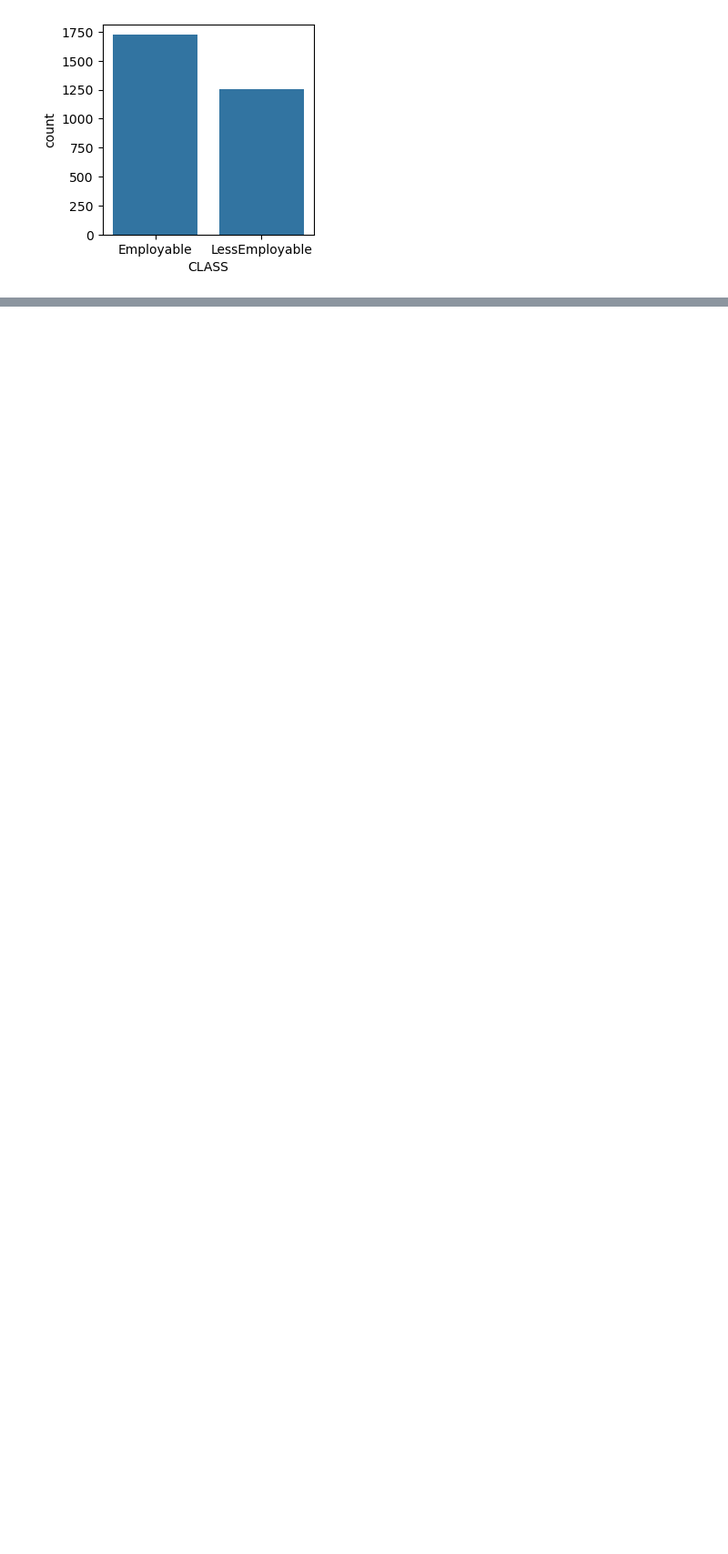
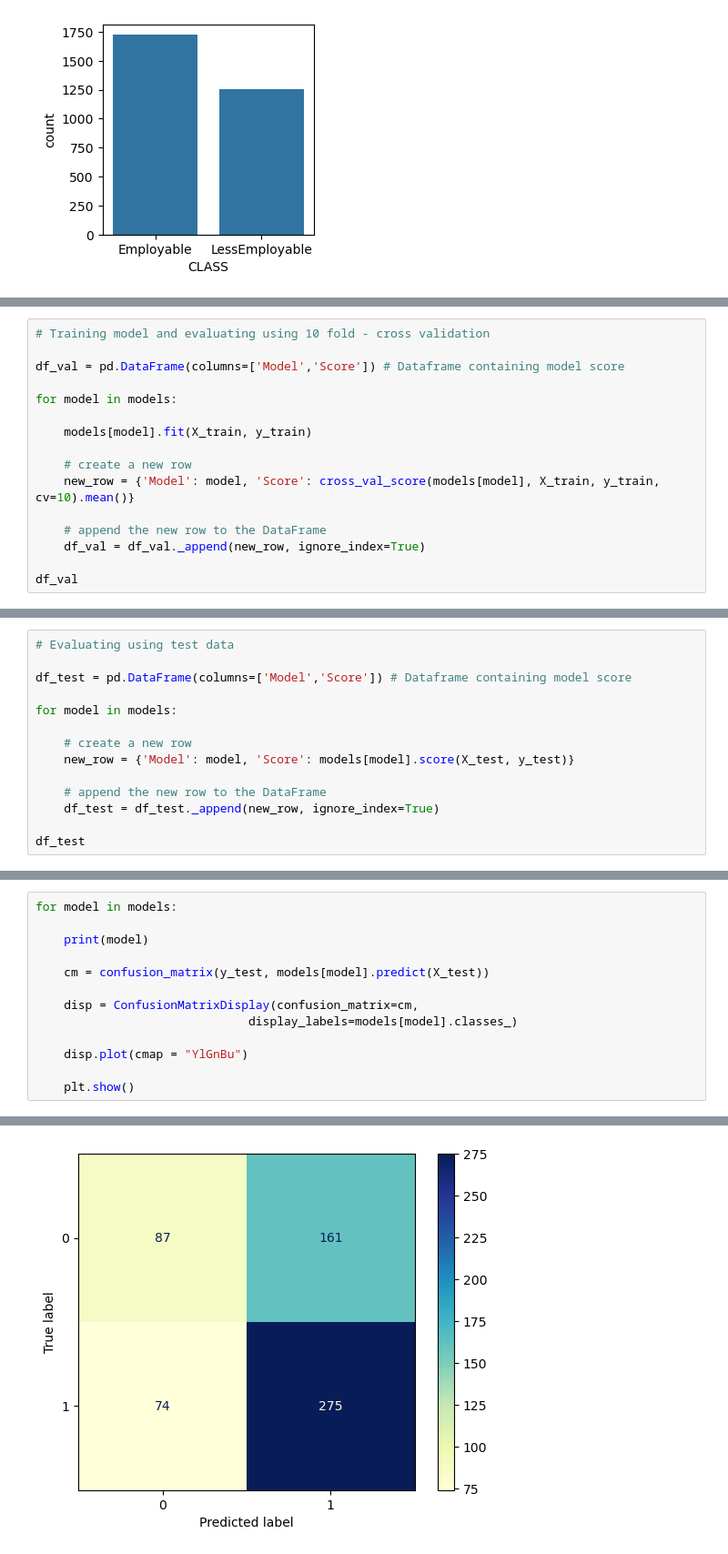
Before and after one commit to ggako/to-emp, a Jupyter notebook: to-emp.ipynb, the cells around one changed output, grey strips where cells are left out. Shown: that part at 91% size. Saved outputs shown, nothing was run; the diff lists cells and outputs as text; blank space fills up the shorter version.

```diff
--- a/to-emp.ipynb
+++ b/to-emp.ipynb
@@ -95,0 +181,16 @@ for feature in df.columns:
+# %%
+# Training model and evaluating using 10 fold - cross validation
+
+df_val = pd.DataFrame(columns=['Model','Score']) # Dataframe containing model score
+
+for model in models:
+
+    models[model].fit(X_train, y_train)
+
+    # create a new row
+    new_row = {'Model': model, 'Score': cross_val_score(models[model], X_train, y_train, cv=10).mean()}
+
+    # append the new row to the DataFrame
+    df_val = df_val._append(new_row, ignore_index=True)
+
+df_val
@@ -95,0 +206,14 @@ for feature in df.columns:
+# %%
+# Evaluating using test data
+
+df_test = pd.DataFrame(columns=['Model','Score']) # Dataframe containing model score
+
+for model in models:
+
+    # create a new row
+    new_row = {'Model': model, 'Score': models[model].score(X_test, y_test)}
+
+    # append the new row to the DataFrame
+    df_test = df_test._append(new_row, ignore_index=True)
+
+df_test
@@ -95,0 +229,14 @@ for feature in df.columns:
+# %%
+for model in models:
+
+    print(model)
+
+    cm = confusion_matrix(y_test, models[model].predict(X_test))
+
+    disp = ConfusionMatrixDisplay(confusion_matrix=cm,
+                              display_labels=models[model].classes_)
+
+    disp.plot(cmap = "YlGnBu")
+
+    plt.show()
+# %% [output]
@@ -95,0 +244 @@ for feature in df.columns:
+[figure, added]
```
Also changed, not shown: parts of 24 cells of this notebook.
